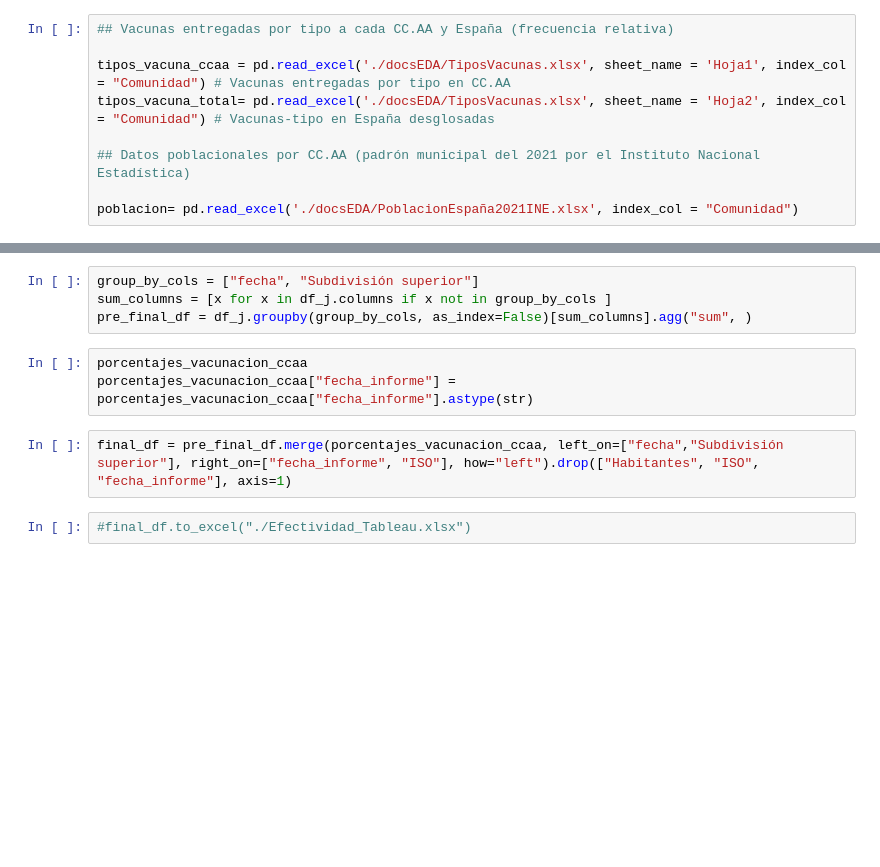
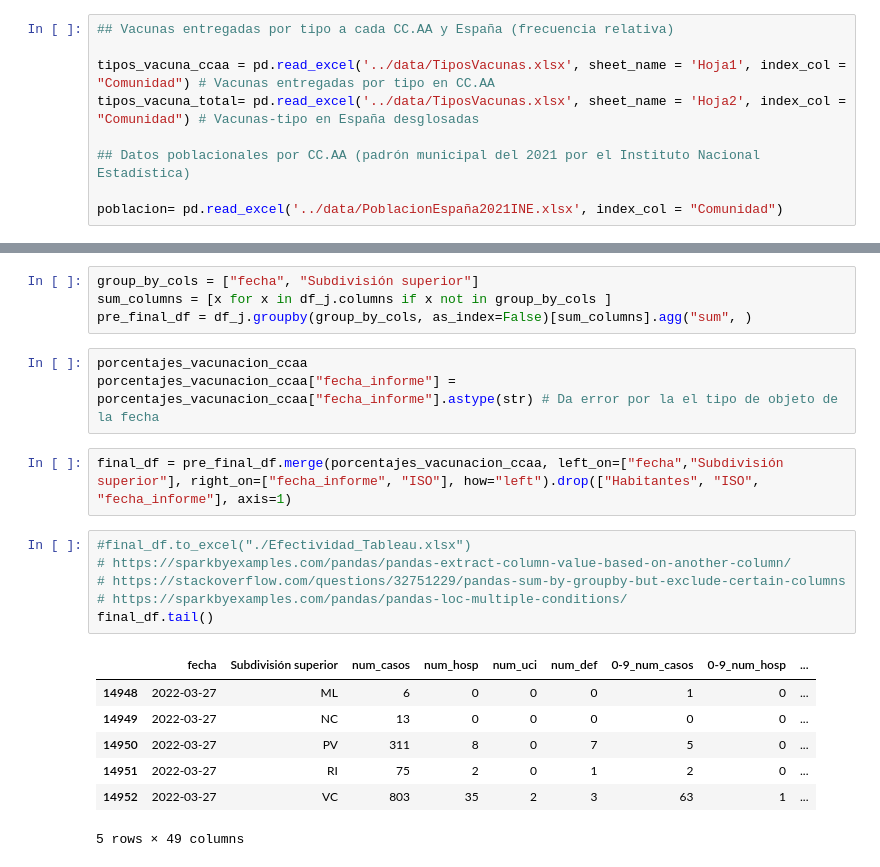
Before and after one commit to marinagoju/EDA-COVID-19-Vaccine, a Jupyter notebook: src/main/EDA_Covid.ipynb, the cells around one changed output, grey strips where cells are left out. Drawn from its saved outputs; the diff is of its cells as text; blank space fills up the shorter version.

```diff
--- a/src/main/EDA_Covid.ipynb
+++ b/src/main/EDA_Covid.ipynb
@@ -74,12 +17,12 @@ def ScrapISOdata():
 # %%
 ## Vacunas entregadas por tipo a cada CC.AA y España (frecuencia relativa)
 
-tipos_vacuna_ccaa = pd.read_excel('./docsEDA/TiposVacunas.xlsx', sheet_name = 'Hoja1', index_col = "Comunidad") # Vacunas entregadas por tipo en CC.AA
-tipos_vacuna_total= pd.read_excel('./docsEDA/TiposVacunas.xlsx', sheet_name = 'Hoja2', index_col = "Comunidad") # Vacunas-tipo en España desglosadas
+tipos_vacuna_ccaa = pd.read_excel('../data/TiposVacunas.xlsx', sheet_name = 'Hoja1', index_col = "Comunidad") # Vacunas entregadas por tipo en CC.AA
+tipos_vacuna_total= pd.read_excel('../data/TiposVacunas.xlsx', sheet_name = 'Hoja2', index_col = "Comunidad") # Vacunas-tipo en España desglosadas
 
 ## Datos poblacionales por CC.AA (padrón municipal del 2021 por el Instituto Nacional Estadística)
 
-poblacion= pd.read_excel('./docsEDA/PoblacionEspaña2021INE.xlsx', index_col = "Comunidad")
+poblacion= pd.read_excel('../data/PoblacionEspaña2021INE.xlsx', index_col = "Comunidad")
 # %%
 ## Diagrama de barras apiladas de las vacunas entregadas a cada CC.AA y de las vacunas entregadas por tipo dentro de cada CC.AA (frecuencias relativas)
 # Variable principal: Vacunas entregadas de cada CC.AA en frecuencia relativa (proporción respecto al total de entregadas)
@@ -357,8 +300,20 @@ sum_columns = [x for x in df_j.columns if x not in group_by_cols ]
 pre_final_df = df_j.groupby(group_by_cols, as_index=False)[sum_columns].agg("sum", )
 # %%
 porcentajes_vacunacion_ccaa
-porcentajes_vacunacion_ccaa["fecha_informe"] = porcentajes_vacunacion_ccaa["fecha_informe"].astype(str)
+porcentajes_vacunacion_ccaa["fecha_informe"] = porcentajes_vacunacion_ccaa["fecha_informe"].astype(str) # Da error por la el tipo de objeto de la fecha
 # %%
 final_df = pre_final_df.merge(porcentajes_vacunacion_ccaa, left_on=["fecha","Subdivisión superior"], right_on=["fecha_informe", "ISO"], how="left").drop(["Habitantes", "ISO", "fecha_informe"], axis=1)
-# %%
-#final_df.to_excel("./Efectividad_Tableau.xlsx")
+# %%
+#final_df.to_excel("./Efectividad_Tableau.xlsx")
+# https://sparkbyexamples.com/pandas/pandas-extract-column-value-based-on-another-column/
+# https://stackoverflow.com/questions/32751229/pandas-sum-by-groupby-but-exclude-certain-columns
+# https://sparkbyexamples.com/pandas/pandas-loc-multiple-conditions/
+final_df.tail()
+# %% [output]
+|  | fecha | Subdivisión superior | num_casos | num_hosp | num_uci | num_def | 0-9_num_casos | 0-9_num_hosp | ... |
+| 14948 | 2022-03-27 | ML | 6 | 0 | 0 | 0 | 1 | 0 | ... |
+| 14949 | 2022-03-27 | NC | 13 | 0 | 0 | 0 | 0 | 0 | ... |
+| 14950 | 2022-03-27 | PV | 311 | 8 | 0 | 7 | 5 | 0 | ... |
+| 14951 | 2022-03-27 | RI | 75 | 2 | 0 | 1 | 2 | 0 | ... |
+| 14952 | 2022-03-27 | VC | 803 | 35 | 2 | 3 | 63 | 1 | ... |
+5 rows × 49 columns
```
Also changed, not shown: parts of 10 cells of this notebook, 3 other files.
